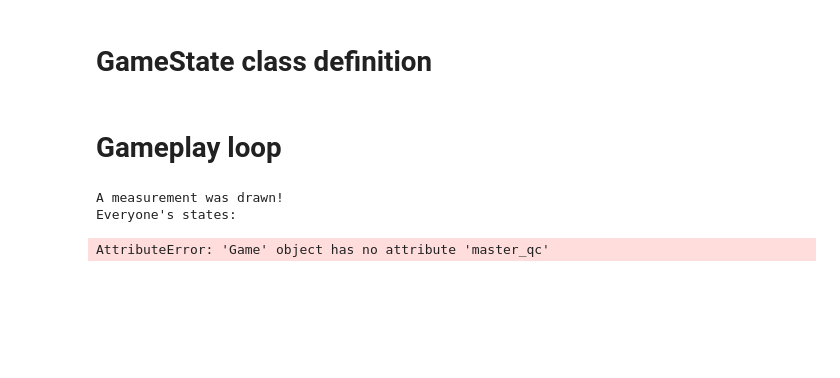
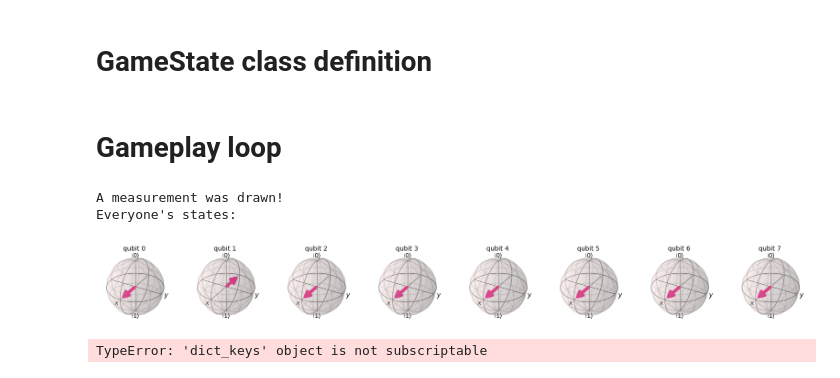
Before and after one commit to DanPaniniMan/Schrodinger-s_Kittens, a Jupyter notebook: Schrodinger_Kittens_Playground.ipynb, the cells around one changed output. Drawn from its saved outputs; the diff is of its cells as text; code cells hidden in the pictures; blank space fills up the shorter version.

```diff
--- a/Schrodinger_Kittens_Playground.ipynb
+++ b/Schrodinger_Kittens_Playground.ipynb
@@ -373,7 +373,7 @@ class Game:
         print("A measurement was drawn!")
         print("Everyone's states:")
 
-        state = Statevector.from_instruction(self.master_qc)
+        state = Statevector.from_instruction(self.state.master_qc)
         dm = DensityMatrix(state)
         fig = plot_bloch_multivector(dm)
         # img_path = "assets/bloch.png"
@@ -381,7 +381,7 @@ class Game:
         # plt.close(fig)
         display(fig)
 
-        self.master_qc.measure_all()
+        self.state.master_qc.measure_all()
         #run the counts
         backend = Aer.get_backend('qasm_simulator')
         #hashmap of values
@@ -530,8 +530,16 @@ class Game:
                         self.state.shuffle_deck()
                         print("The deck has been shuffled!")
                     case "Favor":
-                        #TODO let me steal a card
-                        "TODO"
+                        print("You get to steal a card from another player!")
+                        chosen_target = self.select_target_player_screen()
+                        hand = self.state.get_player(chosen_target).get_deck()
+                        if hand:  # Ensure the list is not empty
+                            random_element = random.choice(hand)
+                            hand.remove(random_element)
+                            print(f"Player {chosen_target} has given you: {random_element.get_label()}")
+                        else:
+                            print("They don't have any cards. womp womp.")
+
                     case "Skip":
                         print("You're skipping your turn!")
                         time.sleep(2)
@@ -542,7 +550,7 @@ class Game:
                         print(f"Player {chosen_target}'s qubit:")
                         chosen_player = self.state.get_player(chosen_target)
                         chosen_player.draw()
-                    case "Publish P\aper":
+                    case "Publish Paper":
                         print("EVERYONE gets to see a player's qubit!")
                         chosen_target = self.select_target_player_screen()
                         print(f"Player {chosen_target}'s qubit:")
@@ -567,6 +575,8 @@ class Game:
                         return result
             else:
                 current_player.add_card(new_card)
+                print(f"Your new card is: {new_card.get_label()}")
+                time.sleep(2)
 
         #set the next player to do a thing
         self.state.set_next_player()
@@ -591,9 +601,10 @@ class Game:
             self.clear_terminal()
             input(f"Player {self.state.get_current_player().get_player_id()}'s turn. Pass laptop and enter to confirm.")
 # %%
-game = Game(2)
+game = Game(8)
 game.gameplay_loop()
 # %% [output]
 A measurement was drawn!
 Everyone's states:
+[figure, added]
-AttributeError: 'Game' object has no attribute 'master_qc'
+TypeError: 'dict_keys' object is not subscriptable
```
Also changed, not shown: parts of 1 cell of this notebook.
